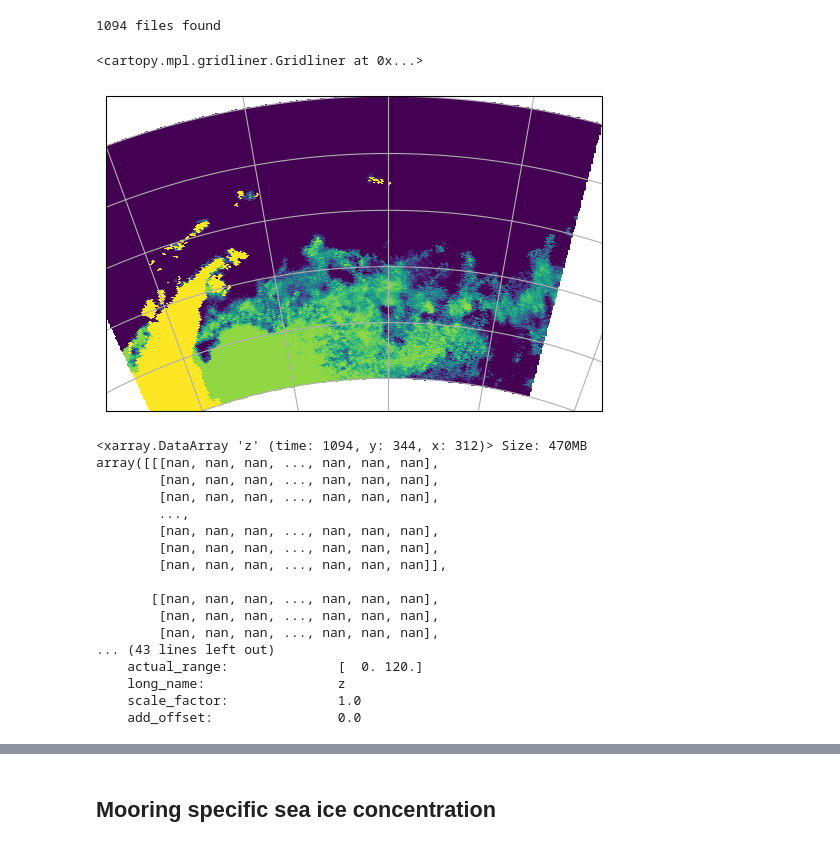
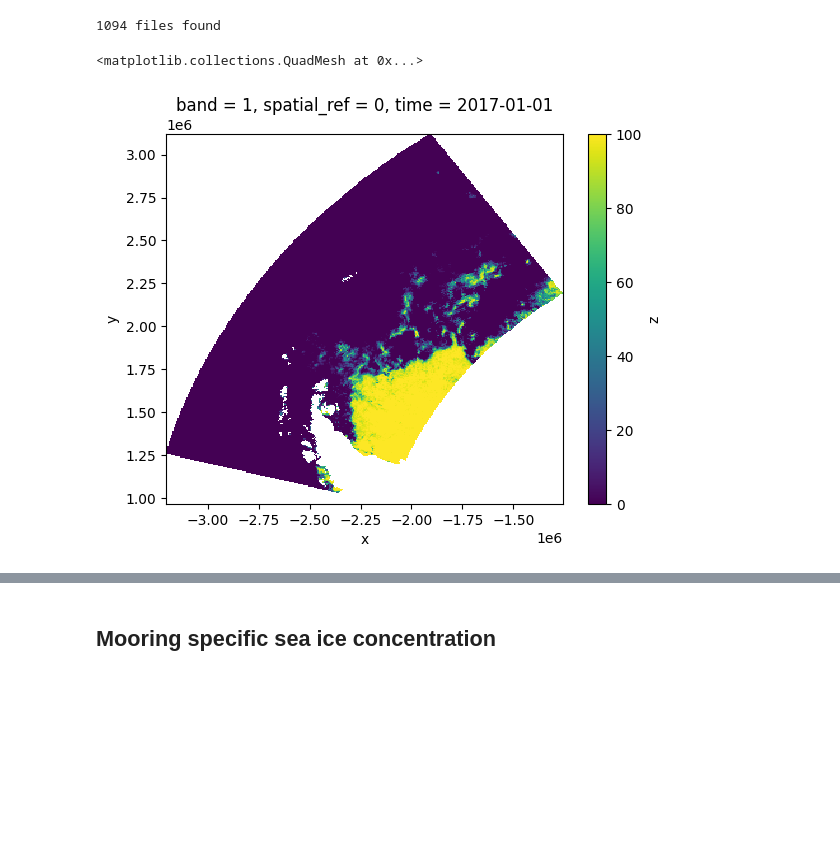
Before and after one commit to opinner/pinner2026_JPO_code, a Jupyter notebook: scripts/proxy_preprocessing/daily_sea_ice_cover.ipynb, the cells around one changed output, grey strips where cells are left out. Cells and saved outputs as stored; diff of their text form; code cells hidden in the pictures; blank space fills up the shorter version.

```diff
--- a/scripts/proxy_preprocessing/daily_sea_ice_cover.ipynb
+++ b/scripts/proxy_preprocessing/daily_sea_ice_cover.ipynb
@@ -33,9 +38,9 @@ latitudes = hdf_file.select("Latitudes").get()
 Longitudes (1328, 1264)
 Latitudes (1328, 1264)
 # %%
-SEA_ICE_PATH = "./daily_ice_cover/tif"
+SEA_ICE_PATH = RAW_DATA_DIR / "daily_ice_cover/tif"
 # %%
-files = sorted(src.helper.get_filepaths_from_directory(SEA_ICE_PATH, inclusive=".tif"))
+files = sorted(pinner2026_jpo_code.IO.get_filepaths_from_directory(SEA_ICE_PATH, inclusive=".tif"))
 print(f"{len(files)} files found")
 # %% [output]
 1094 files found
@@ -67,27 +72,6 @@ for f in files:
         lon=-1 * (((da.lon) % 360) - 180)
     )  # HACK: somewhere I lost 180 degress and correct it now here
     subset = da.where(
-        (da.lat >= -70) & (da.lat <= -60) & (da.lon >= (-75)) & (da.lon <= (-35)), drop=True
+        (da.lat >= -75) & (da.lat <= -50) & (da.lon >= (-80)) & (da.lon <= (-10)), drop=True
     )
     data_list.append(subset)
-# %%
-# Create the plot with a South Polar Stereographic projection
-# Define the projection for a high-resolution South Polar Stereographic map
-central_longitude = -50
-projection = ccrs.SouthPolarStereo(central_longitude=central_longitude)
-# Increase the resolution in the computation of great circles
-# see https://stackoverflow.com/questions/60685245/plot-fine-grained-geodesic-with-cartopy/60724892#comment137539434_60724892
-# if we later run ax.set_boundary() this causes the boundary to be smooth without unwanted corners.
-projection.threshold = 1e3
-# Define the bounds in lat, lon coordinates for the subset
-min_lon = -70
-min_lat = -70
-max_lon = -35
-max_lat = -60
-fig, ax = plt.subplots(1, 1, subplot_kw=dict(projection=projection))
-ax.set_extent([min_lon, max_lon, min_lat, max_lat], crs=ccrs.PlateCarree())
-im = ax.pcolormesh(subset.lon, subset.lat, subset, transform=ccrs.PlateCarree(), shading="nearest")
-ax.gridlines(label=True)
-# %% [output]
-<cartopy.mpl.gridliner.Gridliner at 0x...>
-[figure, removed]
@@ -95,23 +97,9 @@ ax.gridlines(label=True)
 # Step 4: Combine into a single xarray DataArray
 daily_sea_ice_cover = xr.concat(data_list, dim="time")
 daily_sea_ice_cover["time"] = dates
+daily_sea_ice_cover = daily_sea_ice_cover.sortby("time")
 # %%
-daily_sea_ice_cover
+daily_sea_ice_cover.isel(time=0).plot()
 # %% [output]
-<xarray.DataArray 'z' (time: 1094, y: 344, x: 312)> Size: 470MB
-array([[[nan, nan, nan, ..., nan, nan, nan],
-        [nan, nan, nan, ..., nan, nan, nan],
-        [nan, nan, nan, ..., nan, nan, nan],
-        ...,
-        [nan, nan, nan, ..., nan, nan, nan],
-        [nan, nan, nan, ..., nan, nan, nan],
-        [nan, nan, nan, ..., nan, nan, nan]],
-
-       [[nan, nan, nan, ..., nan, nan, nan],
-        [nan, nan, nan, ..., nan, nan, nan],
-        [nan, nan, nan, ..., nan, nan, nan],
-... (43 lines left out)
-    actual_range:              [  0. 120.]
-    long_name:                 z
-    scale_factor:              1.0
-    add_offset:                0.0
+<matplotlib.collections.QuadMesh at 0x...>
+[figure, added]
```
Also changed, not shown: parts of 11 cells of this notebook, 3 other files.
